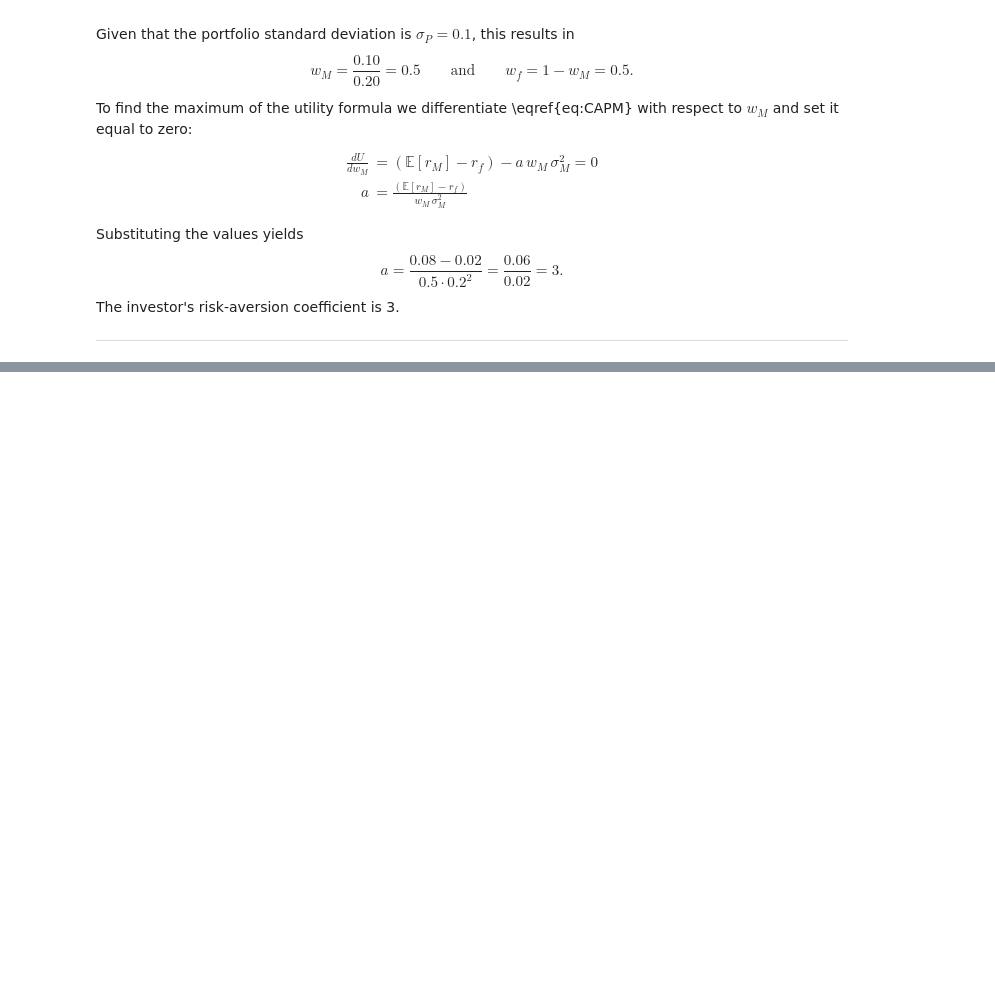
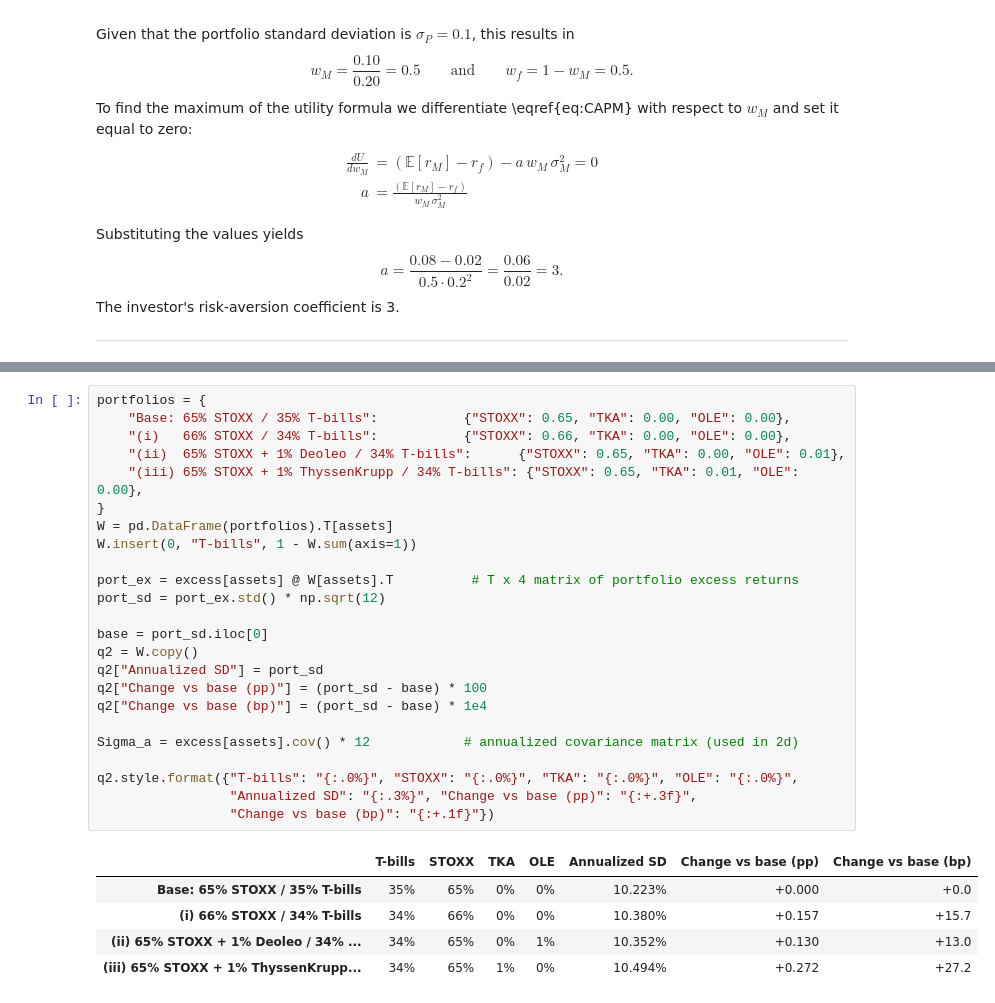
Before and after one commit to Oberdammer/asset_pricing, a Jupyter notebook: Assignment_2.ipynb, the cells around one changed output, grey strips where cells are left out. Drawn from its saved outputs; the diff is of its cells as text; blank space fills up the shorter version.

```diff
--- a/Assignment_2.ipynb
+++ b/Assignment_2.ipynb
@@ -73,0 +490,30 @@ The investor's risk-aversion coefficient is 3.
+# %%
+portfolios = {
+    "Base: 65% STOXX / 35% T-bills":           {"STOXX": 0.65, "TKA": 0.00, "OLE": 0.00},
+    "(i)   66% STOXX / 34% T-bills":           {"STOXX": 0.66, "TKA": 0.00, "OLE": 0.00},
+    "(ii)  65% STOXX + 1% Deoleo / 34% T-bills":      {"STOXX": 0.65, "TKA": 0.00, "OLE": 0.01},
+    "(iii) 65% STOXX + 1% ThyssenKrupp / 34% T-bills": {"STOXX": 0.65, "TKA": 0.01, "OLE": 0.00},
+}
+W = pd.DataFrame(portfolios).T[assets]
+W.insert(0, "T-bills", 1 - W.sum(axis=1))
+
+port_ex = excess[assets] @ W[assets].T          # T x 4 matrix of portfolio excess returns
+port_sd = port_ex.std() * np.sqrt(12)
+
+base = port_sd.iloc[0]
+q2 = W.copy()
+q2["Annualized SD"] = port_sd
+q2["Change vs base (pp)"] = (port_sd - base) * 100
+q2["Change vs base (bp)"] = (port_sd - base) * 1e4
+
+Sigma_a = excess[assets].cov() * 12            # annualized covariance matrix (used in 2d)
+
+q2.style.format({"T-bills": "{:.0%}", "STOXX": "{:.0%}", "TKA": "{:.0%}", "OLE": "{:.0%}",
+                 "Annualized SD": "{:.3%}", "Change vs base (pp)": "{:+.3f}",
+                 "Change vs base (bp)": "{:+.1f}"})
+# %% [output]
+|  | T-bills | STOXX | TKA | OLE | Annualized SD | Change vs base (pp) | Change vs base (bp) |
+| Base: 65% STOXX / 35% T-bills | 35% | 65% | 0% | 0% | 10.223% | +0.000 | +0.0 |
+| (i) 66% STOXX / 34% T-bills | 34% | 66% | 0% | 0% | 10.380% | +0.157 | +15.7 |
+| (ii) 65% STOXX + 1% Deoleo / 34% ... | 34% | 65% | 0% | 1% | 10.352% | +0.130 | +13.0 |
+| (iii) 65% STOXX + 1% ThyssenKrupp... | 34% | 65% | 1% | 0% | 10.494% | +0.272 | +27.2 |
```
Also changed, not shown: parts of 32 cells of this notebook, 6 other files.
